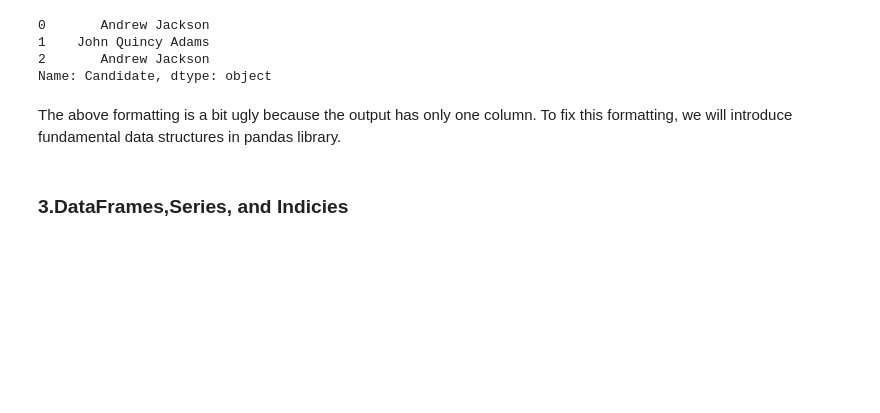
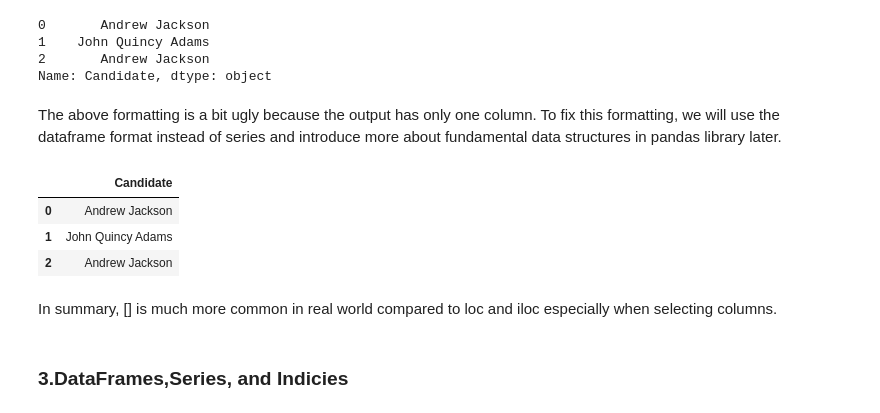
Before and after one commit to alextianyushi/DS-Project, a Jupyter notebook: Panda Basics/pandas-basics.ipynb, the cells around one changed output. Drawn from its saved outputs; the diff is of its cells as text; code cells hidden in the pictures; blank space fills up the shorter version.

```diff
--- a/Panda Basics/pandas-basics.ipynb
+++ b/Panda Basics/pandas-basics.ipynb
@@ -155,7 +166,17 @@ elections["Candidate"].head(3)
 2       Andrew Jackson
 Name: Candidate, dtype: object
 # %% [markdown]
-The above formatting is a bit ugly because the output has only one column. To fix this formatting, we will introduce fundamental data structures in pandas library.
+The above formatting is a bit ugly because the output has only one column. To fix this formatting, we will use the dataframe format instead of series and introduce more about fundamental data structures in pandas library later.
+# %%
+#Select even a single column by a list
+elections[["Candidate"]].head(3)
+# %% [output]
+|  | Candidate |
+| 0 | Andrew Jackson |
+| 1 | John Quincy Adams |
+| 2 | Andrew Jackson |
+# %% [markdown]
+In summary, [] is much more common in real world compared to loc and iloc especially when selecting columns.
 # %% [markdown]
 ### 3.DataFrames,Series, and Indicies
 # %%
```
Also changed, not shown: parts of 9 cells of this notebook, 1 other file.
